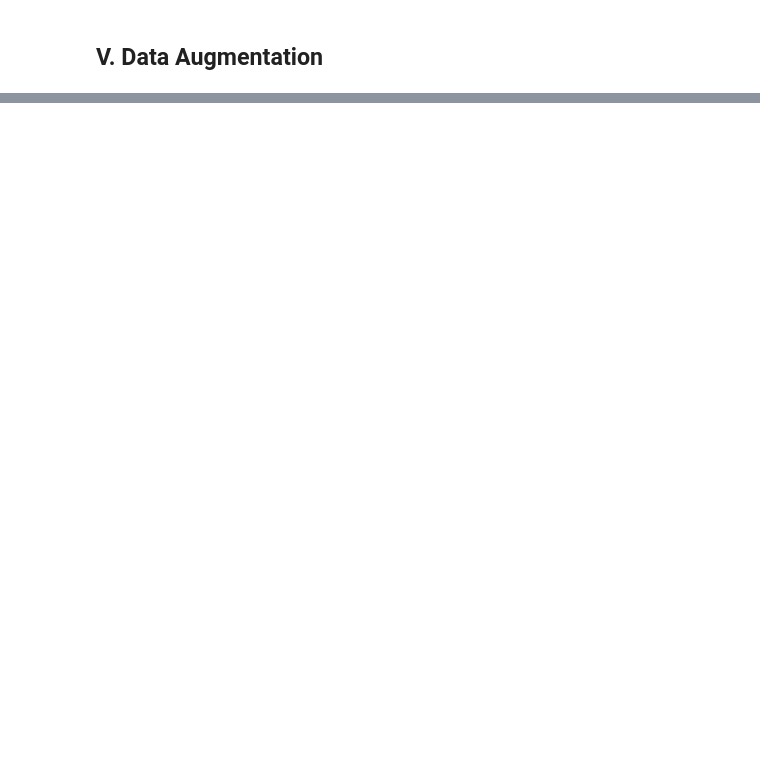
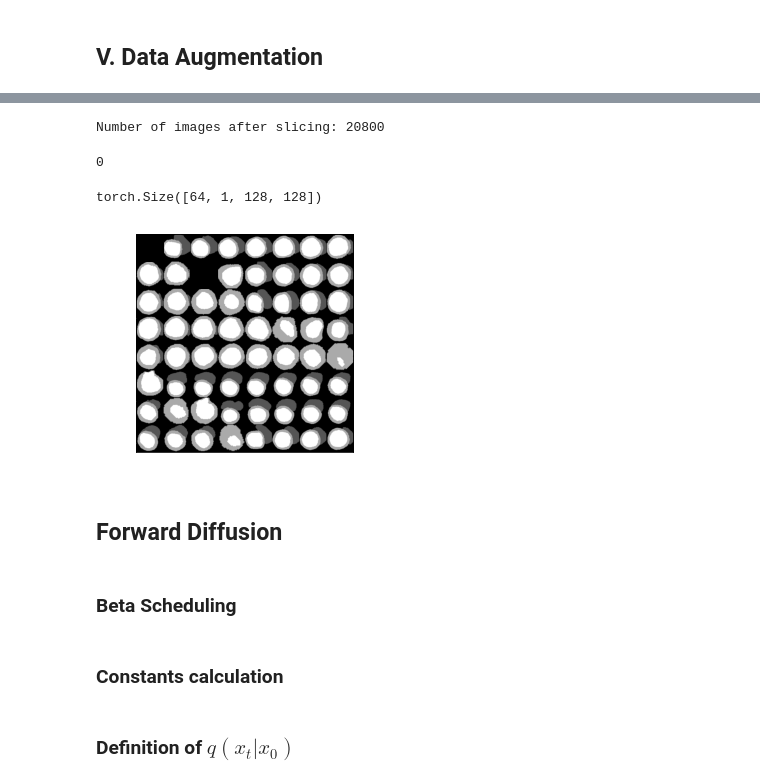
Before and after one commit to Benjit75/PRIM-AI-Diffusion-Models-for-Cardiac-Images, a Jupyter notebook: src/data_overview.ipynb, the cells around one changed output, grey strips where cells are left out. Drawn from its saved outputs; the diff is of its cells as text; code cells hidden in the pictures; blank space fills up the shorter version.

Commit message:
Model diffusion

```diff
--- a/src/data_overview.ipynb
+++ b/src/data_overview.ipynb
@@ -238,0 +255,48 @@ rotated_images = [images for sublist in rotated_images for images in sublist]
+# %%
+# Dataset parameters
+batch_size = 64
+# %%
+processed_images = []
+for image in tqdm(rotated_images, desc='Processing images'):
+    for depth in range(image.shape[2]):
+        processed_images.append(image[:, :, depth].reshape(1, *image[:, :, depth].shape).astype(np.float32))
+processed_images = processed_images[:20800]
+print(f'Number of images after slicing: {len(processed_images)}')
+# %% [output]
+Number of images after slicing: 20800
+# %%
+import gc
+del rotated_images
+del data_loader
+del data_transformer
+del data_displayer
+del transformed_images_gt
+gc.collect()
+# %% [output]
+0
+# %%
+train_dataloader, channels, image_size, len_dataloader = DataLoader(dataset=processed_images, batch_size=batch_size), 1, 128, 325
+
+batch_image = next(iter(train_dataloader))
+batch_image.shape
+# %% [output]
+torch.Size([64, 1, 128, 128])
+# %%
+def normalize_im(images):
+    shape = images.shape
+    images = images.view(shape[0], -1)
+    images -= images.min(1, keepdim=True)[0]
+    images /= images.max(1, keepdim=True)[0]
+    return images.view(shape)
+
+def show_images(batch):
+    plt.imshow(torch.permute(make_grid(normalize_im(batch)), (1,2,0)))
+    plt.show()
+# %%
+show_images(batch_image[:])
+# %% [output]
+[figure, added]
+# %% [markdown]
+## Forward Diffusion
+# %% [markdown]
+### Beta Scheduling
@@ -238,0 +316,2 @@ rotated_images = [images for sublist in rotated_images for images in sublist]
+# %% [markdown]
+### Constants calculation
@@ -238,0 +347,2 @@ rotated_images = [images for sublist in rotated_images for images in sublist]
+# %% [markdown]
+### Definition of $q(x_t | x_{0})$
```
Also changed, not shown: parts of 31 cells of this notebook, 2 other files.
